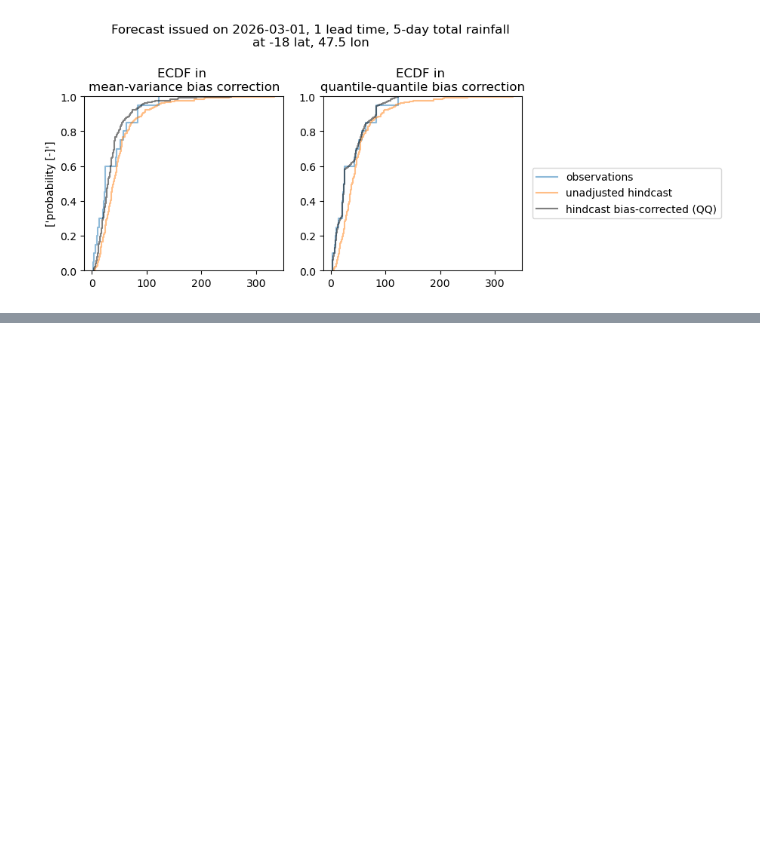
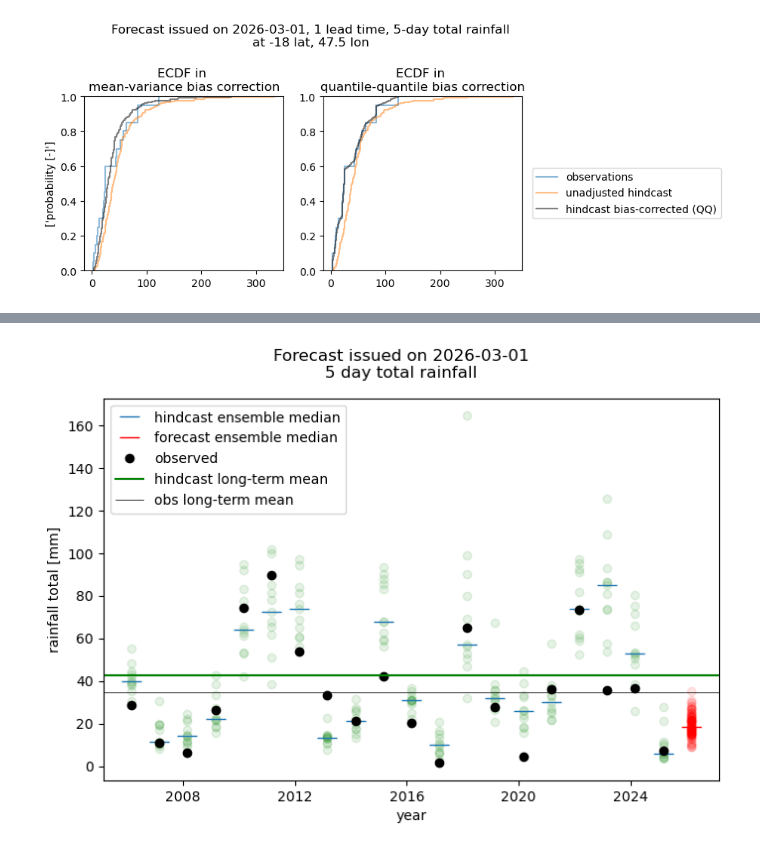
Before and after one commit to ecmwf/acacia-s2s-toolkit, a Jupyter notebook: example_notebooks/bias_correction_example.ipynb, the cells around one changed output, grey strips where cells are left out. Saved outputs shown, nothing was run; the diff lists cells and outputs as text; code cells hidden in the pictures; blank space fills up the shorter version.

```diff
--- a/example_notebooks/bias_correction_example.ipynb
+++ b/example_notebooks/bias_correction_example.ipynb
@@ -307,0 +357,54 @@ plt.show()
+# %%
+#Let's plot original, unadjusted hindcast and forecast first
+
+# here we will use a location
+lat,lon=-19,47.5
+
+#we will plot it for a selected lead time
+lead_time=0
+
+# we use unadjusted forecast
+hcst=hindcast_lt.sel(lead_time=lead_time, lat=lat, lon=lon, method="nearest")
+fcst=forecast_lt.sel(lead_time=lead_time, lat=lat, lon=lon, method="nearest")
+
+#and observations in the lead-time oriented format
+obs=obs_lt.sel(lead_time=lead_time, lat=lat, lon=lon, method="nearest")
+
+
+#now plotting
+fig=plt.figure(figsize=(8,5))
+
+pl=fig.add_subplot(1,1,1)
+
+#plotting hincasts - individual members
+for m in hcst.member:
+    pl.plot(hcst.init_date,hcst.sel(member=m), "o", color="green", alpha=0.1)
+
+#and hindcast median
+pl.plot(hcst.init_date, hcst.median("member"), "_", ms=15, label="hindcast ensemble median")
+
+#plotting forecast - individual members
+for m in fcst.member:
+    cont=True
+    pl.plot(fcst.init_date,fcst.sel(member=m), "o", color="red",alpha=0.1)
+
+# and forecast median
+pl.plot(fcst.init_date,fcst.median("member"), "_", color="red", ms=15, label="forecast ensemble median")
+
+#plotting observations
+pl.plot(obs.init_date,obs, "o", color="black", label="observed")
+
+#we can add long term mean - for hindcast
+pl.axhline(hcst.mean("member").mean(), label="hindcast long-term mean", color="green")
+
+#and for observations
+pl.axhline(obs.mean(), label="obs long-term mean", color="black", lw=0.5)
+
+#finishing off
+plt.suptitle("Forecast issued on {}\n{} day total rainfall".format(nominal_date, agg_window[:-1]))
+pl.set_xlabel("year")
+pl.set_ylabel("rainfall total [mm]")
+plt.legend()
+plt.show()
+# %% [output]
+[figure, added]
```
Also changed, not shown: parts of 20 cells of this notebook, 3 other files.
